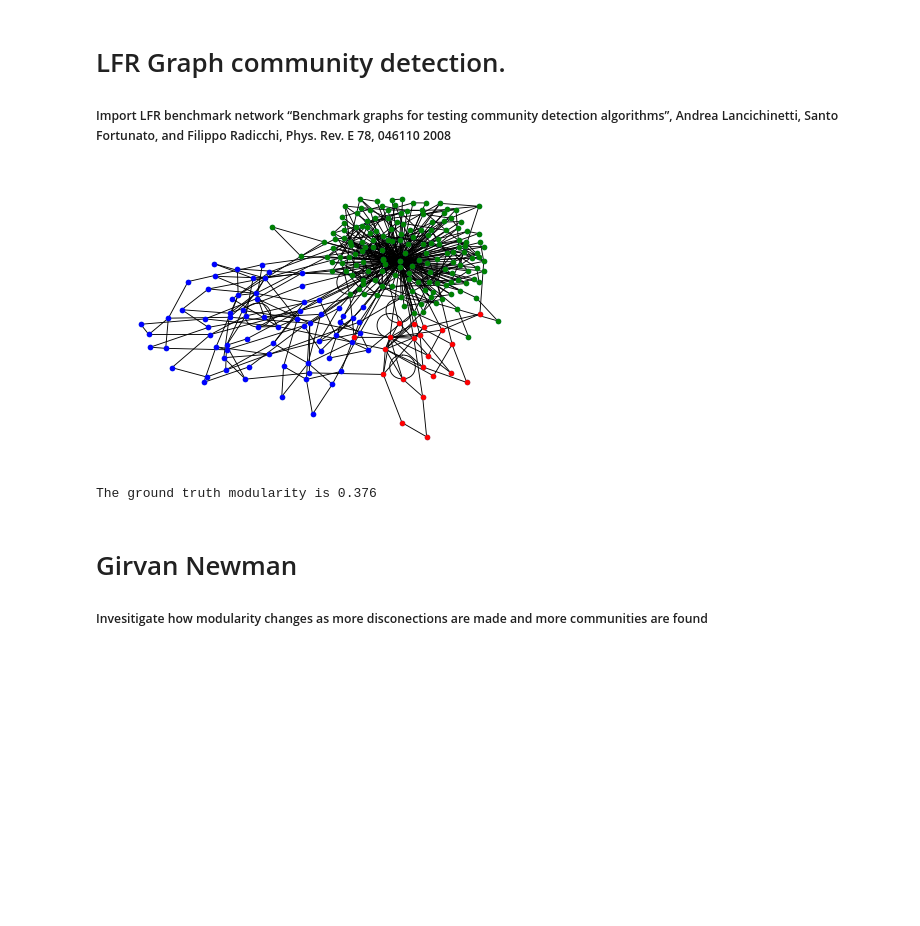
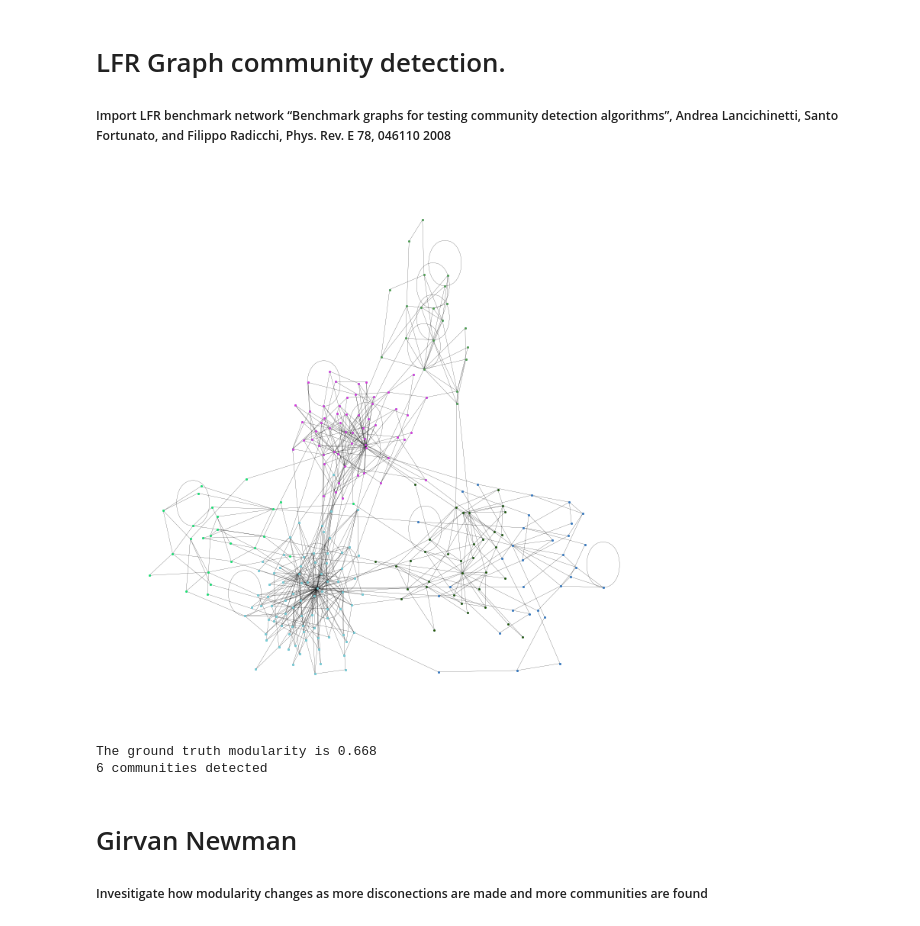
Before and after one commit to ozkilim/biological_community_detection, a Jupyter notebook: Processing/LFR.ipynb, the cells around one changed output. Cells and saved outputs as stored; diff of their text form; code cells hidden in the pictures; blank space fills up the shorter version.

```diff
--- a/Processing/LFR.ipynb
+++ b/Processing/LFR.ipynb
@@ -17,20 +17,27 @@ from utils import *
 #####  Import LFR benchmark network “Benchmark graphs for testing community detection algorithms”, Andrea Lancichinetti, Santo Fortunato, and Filippo Radicchi, Phys. Rev. E 78, 046110 2008
 # %%
 n = 250 # Number of nodes in the created graph.
-tau1 = 3 # Power law exponent for the degree distribution of the created graph.
+tau1 = 2.5 # Power law exponent for the degree distribution of the created graph.
 tau2 = 1.5 # Power law exponent for the community size distribution in the created graph.
 mu = 0.1 # Fraction of inter-community edges incident to each node.
 
 G = nx.LFR_benchmark_graph( n, tau1, tau2, mu, average_degree=5, min_community=20, seed=10)
 # Get ground truth communities
+
+
 ground_truth_communities = list({frozenset(G.nodes[v]["community"]) for v in G})
 presentCommunities(G,ground_truth_communities)
 # Use modularity to check partition
 ground_truth_mod = nx_comm.modularity(G,ground_truth_communities)
 print(f"The ground truth modularity is {ground_truth_mod:.3}")
+print(f"{len(ground_truth_communities)} communities detected")
+
+
+ground_truth_communites_vector = NMI_reshape(ground_truth_communities,n)
 # %% [output]
-[figure, old version]
+[figure, new version]
-The ground truth modularity is 0.376
+The ground truth modularity is 0.668
+6 communities detected
 # %% [markdown]
 # Girvan Newman
 ##### Invesitigate how modularity changes as more disconections are made and more communities are found
```
Also changed, not shown: parts of 11 cells of this notebook, 1 other file.
